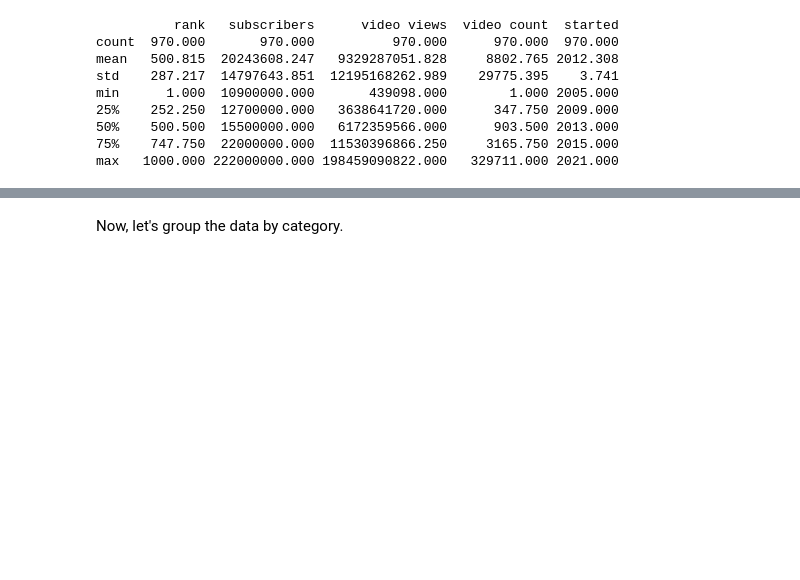
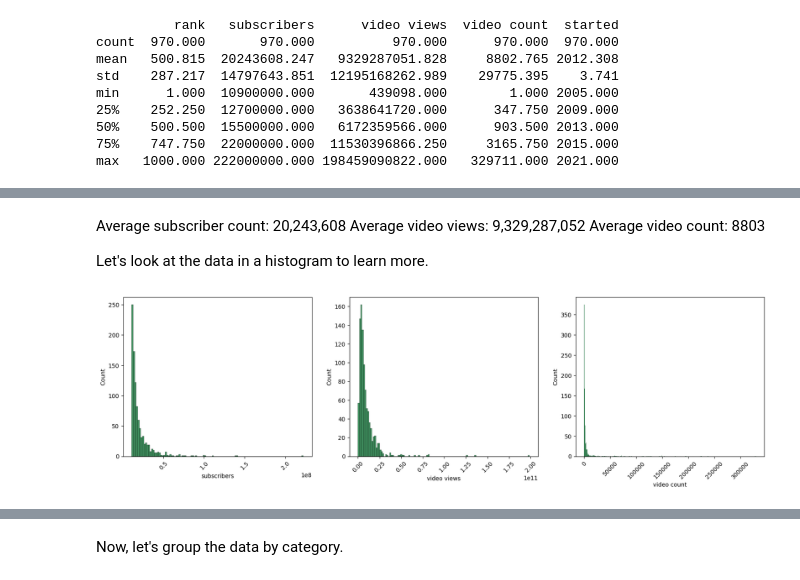
Before and after one commit to hnperry/yteda, a Jupyter notebook: yt.ipynb, the cells around one changed output, grey strips where cells are left out. Drawn from its saved outputs; the diff is of its cells as text; code cells hidden in the pictures; blank space fills up the shorter version.

Commit message:
adding new graphs

```diff
--- a/yt.ipynb
+++ b/yt.ipynb
@@ -147,15 +147,16 @@ Hmmmm.. I see we have a channel that claims to have started in 1970, but Youtube
 # %%
 import matplotlib.pyplot as plt
 import seaborn as sns
+plt.rcParams.update(plt.rcParamsDefault)
 
 sns.set_palette('BuGn_r')
 
 fig, axs = plt.subplots(1,4,figsize=(20, 5))
 
-sns.boxplot(x=df['subscribers'],  data=df, ax=axs[0])
-sns.boxplot(x=df['video views'],  data=df, ax=axs[1])
-sns.boxplot(x=df['video count'],  data=df, ax=axs[2])
-sns.boxplot(x=df['started'],  data=df, ax=axs[3])
+sns.boxplot(x=numdata['subscribers'],  data=numdata, ax=axs[0])
+sns.boxplot(x=numdata['video views'],  data=numdata, ax=axs[1])
+sns.boxplot(x=numdata['video count'],  data=numdata, ax=axs[2])
+sns.boxplot(x=numdata['started'],  data=numdata, ax=axs[3])
 
 for ax in axs.flatten():
     plt.sca(ax)
@@ -182,0 +200,20 @@ max   1000.000 222000000.000 198459090822.000   329711.000 2021.000
+# %% [markdown]
+Average subscriber count: 20,243,608
+Average video views: 9,329,287,052
+Average video count: 8803
+
+Let's look at the data in a histogram to learn more.
+# %%
+fig, axs = plt.subplots(1,3,figsize=(20, 5))
+
+sns.histplot(x=df['subscribers'],  data=numdata, ax=axs[0])
+sns.histplot(x=df['video views'],  data=numdata, ax=axs[1])
+sns.histplot(x=df['video count'],  data=numdata, ax=axs[2])
+
+for ax in axs.flatten():
+    plt.sca(ax)
+    plt.xticks(rotation = 45)
+
+plt.show()
+# %% [output]
+[figure, added]
```
Also changed, not shown: parts of 21 cells of this notebook.
